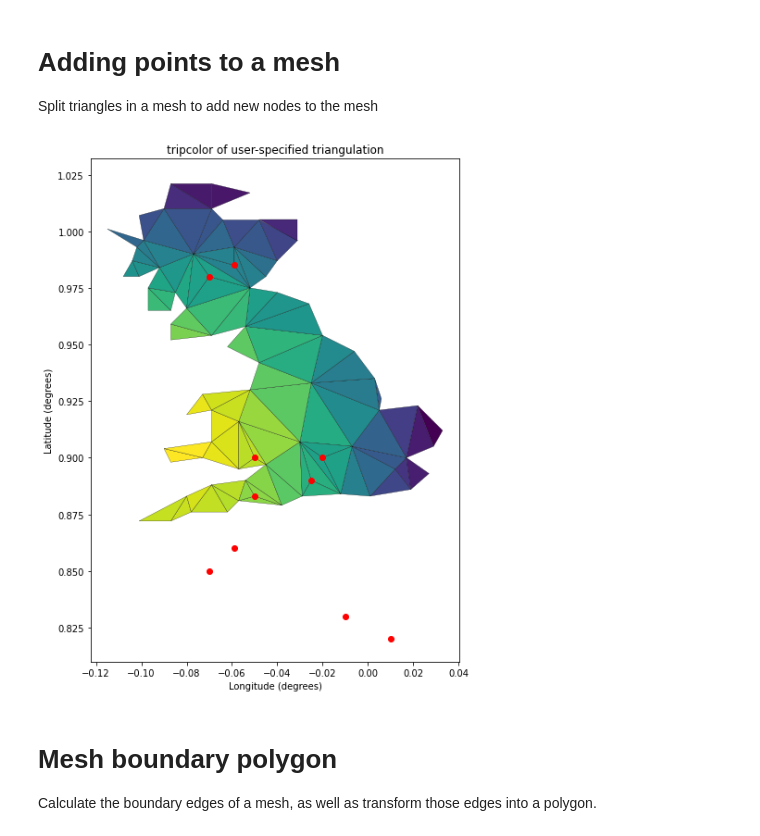
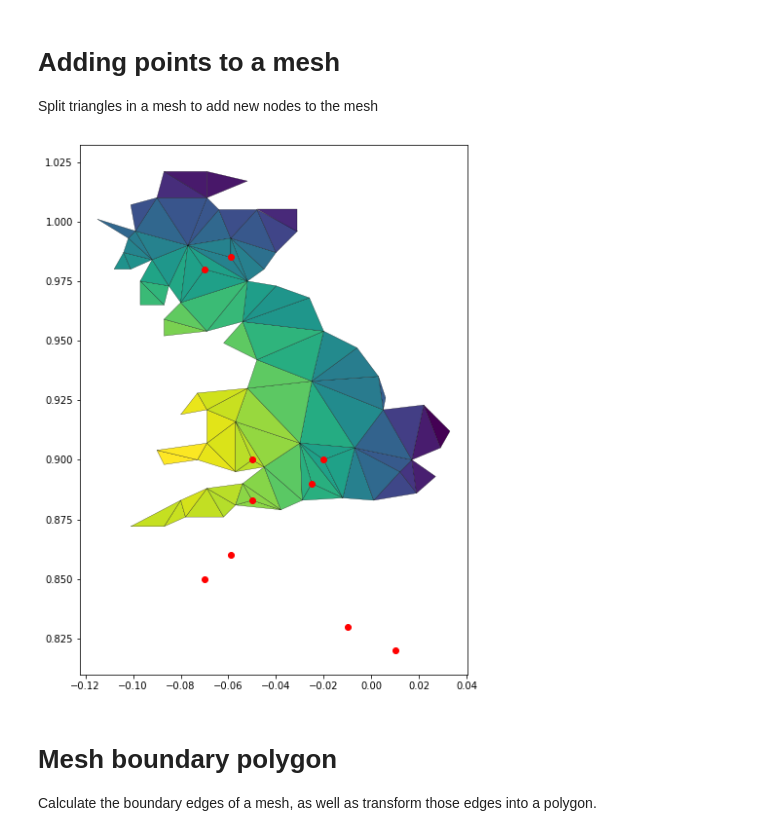
Before and after one commit to emerald-geomodelling/EmeraldTriangles, a Jupyter notebook: Example usage.ipynb, the cells around one changed output. Cells and saved outputs as stored; diff of their text form; code cells hidden in the pictures.

```diff
--- a/Example usage.ipynb
+++ b/Example usage.ipynb
@@ -56,17 +51,13 @@ verticesp, trianglesp, leftover = emeraldtriangles.replace_triangles(newpoints,
 # %%
 fig = plt.figure(figsize=(10,10))
 ax = plt.gca()
 ax.set_aspect('equal')
 tpc = ax.tripcolor(verticesp["X"], verticesp["Y"], trianglesp[[0,1,2]], facecolors=trianglesp["color"], edgecolors='k')
-ax.set_title('tripcolor of user-specified triangulation')
-ax.set_xlabel('Longitude (degrees)')
-ax.set_ylabel('Latitude (degrees)')
-
-plt.scatter(newpoints["X"], newpoints["Y"], c="red")
+ax.scatter(newpoints["X"], newpoints["Y"], c="red")
 
 plt.show()
 # %% [output]
-[figure, old version]
+[figure, new version]
 # %% [markdown]
 # Mesh boundary polygon
 
```
Also changed, not shown: parts of 4 cells of this notebook.
